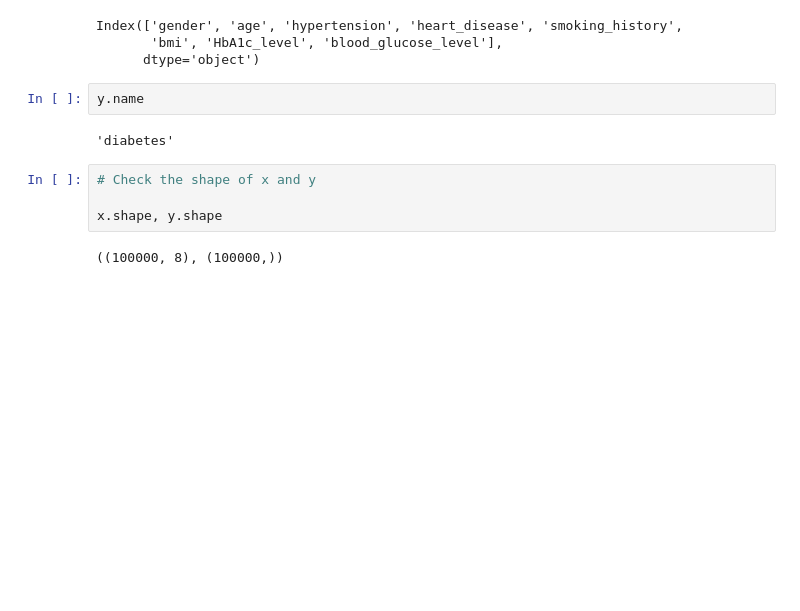
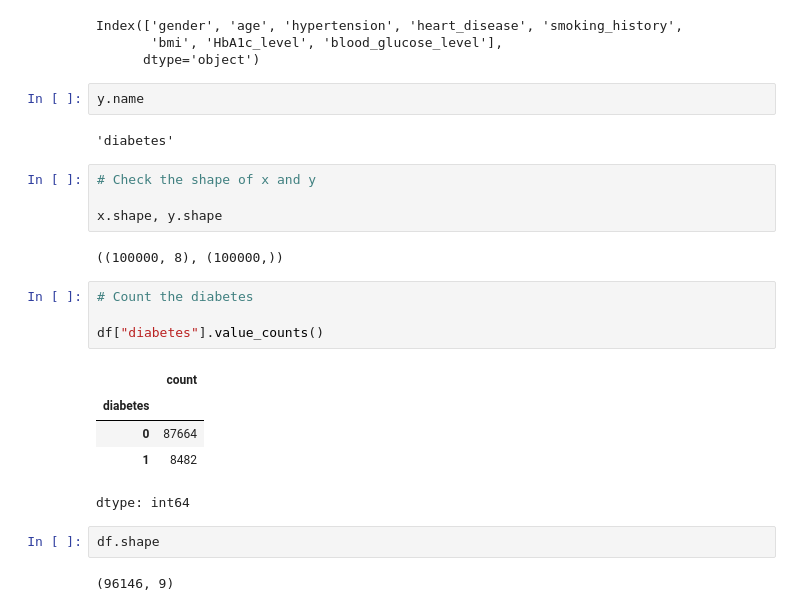
Before and after one commit to ArunK-ML/ML-Model---Diabetes_Prediction---DataSet, a Jupyter notebook: Diabetes_Prediction_Model.ipynb, the cells around one changed output. Cells and saved outputs as stored; diff of their text form; blank space fills up the shorter version.

```diff
--- a/Diabetes_Prediction_Model.ipynb
+++ b/Diabetes_Prediction_Model.ipynb
@@ -107,3 +133,17 @@ y.name
 x.shape, y.shape
 # %% [output]
 ((100000, 8), (100000,))
+# %%
+# Count the diabetes
+
+df["diabetes"].value_counts()
+# %% [output]
+|  | count |
+| diabetes |  |
+| 0 | 87664 |
+| 1 | 8482 |
+dtype: int64
+# %%
+df.shape
+# %% [output]
+(96146, 9)
```
Also changed, not shown: parts of 2 cells of this notebook.
